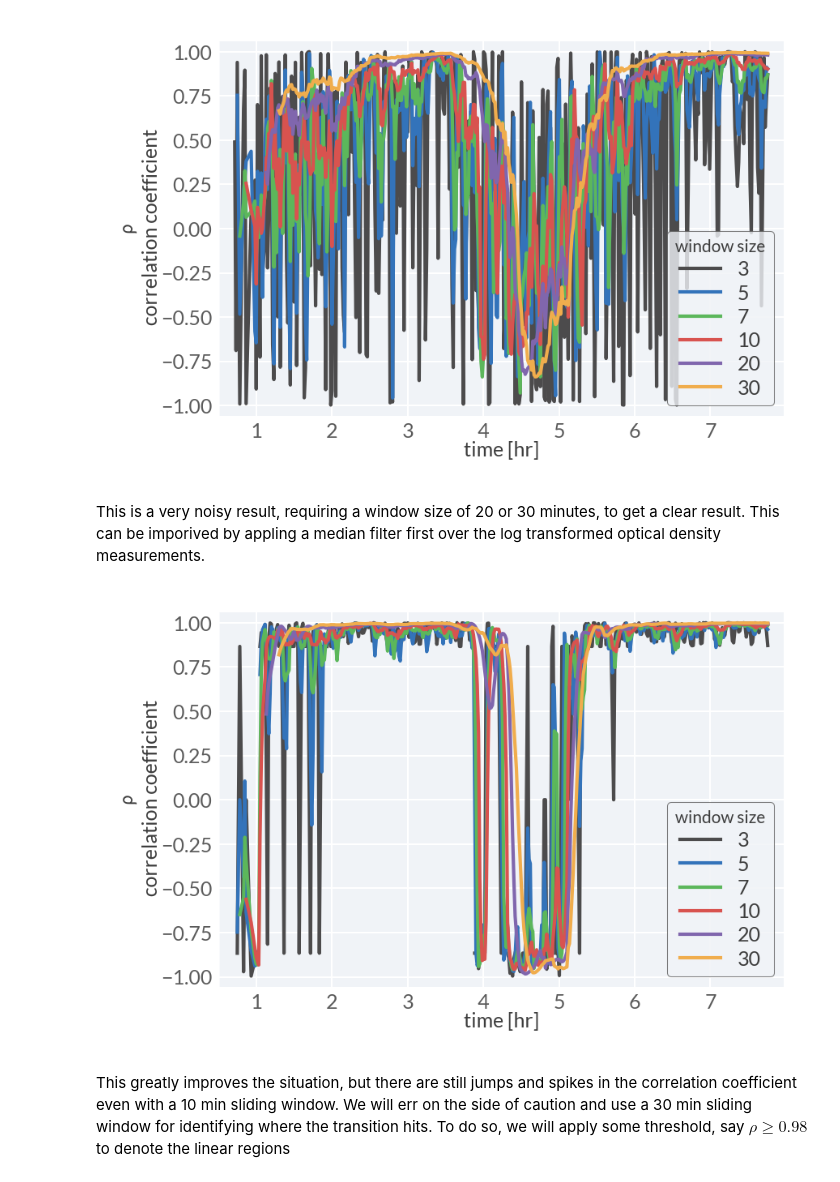
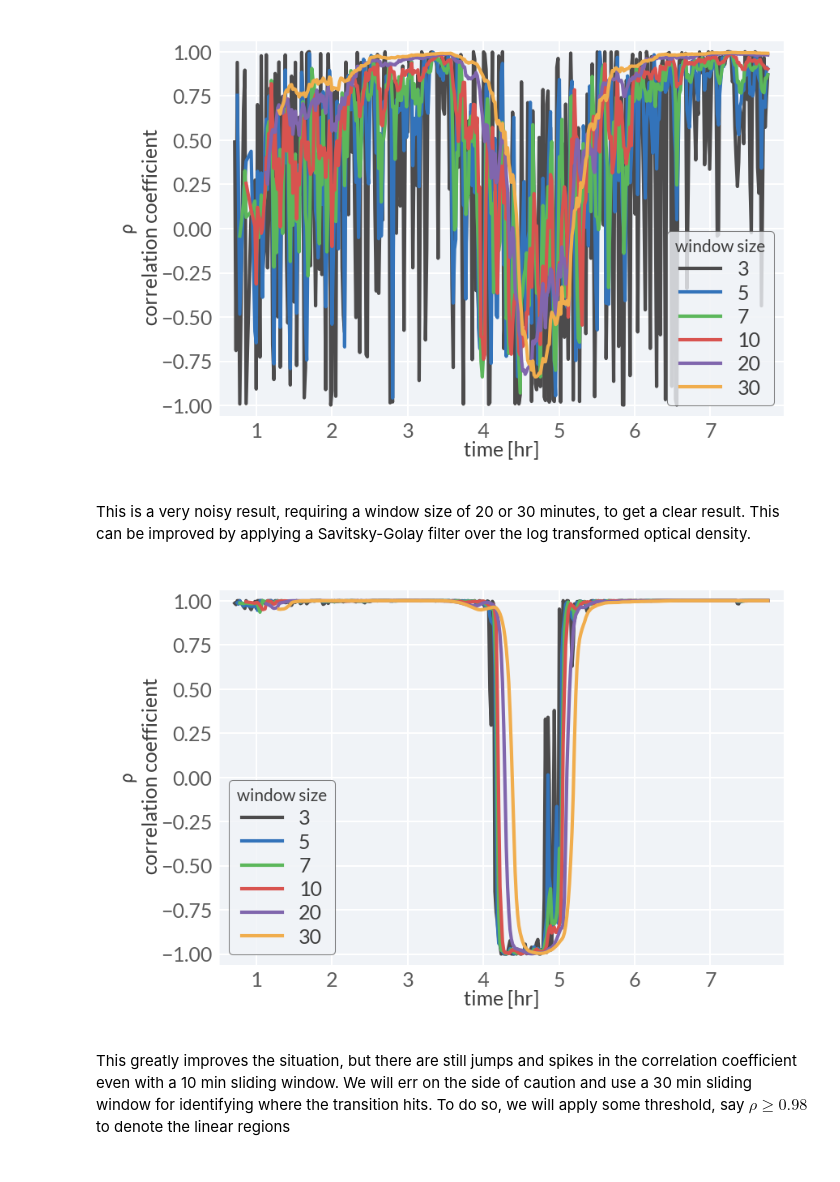
Before and after one commit to gchure/diauxic_flux_parity, a Jupyter notebook: code/analysis/example_lag_inference.ipynb, the cells around one changed output. Cells and saved outputs as stored; diff of their text form; code cells hidden in the pictures.

```diff
--- a/code/analysis/example_lag_inference.ipynb
+++ b/code/analysis/example_lag_inference.ipynb
@@ -75,31 +75,32 @@ leg.get_title().set_fontsize(5)
 [figure]
 # %% [markdown]
 This is a very noisy result, requiring a window size of 20 or 30 minutes, to get a
-clear result. This can be imporived by appling a median filter first over the
-log transformed optical density measurements.
+clear result. This can be improved by applying a Savitsky-Golay filter over
+the log transformed optical density.
 # %%
 # Set up a figure
 plt.figure(figsize=(3, 2))
 # Iterate through each window
 
 for i, w in enumerate(window_sizes):
     # Set a median filter with a sliding window of 5
-    data['log_od650nm'] = scipy.signal.medfilt(np.log(data['od650nm'].values), 11)
+    data['log_od650nm'] = scipy.signal.savgol_filter(np.log(data['od650nm'].values), window_length=50,
+                                                     polyorder=3)
 
     # Apply a rolling window
     out = data[['time_hr', 'log_od650nm']].rolling(w).corr().reset_index()
     out = out[out['level_1']=='time_hr']['log_od650nm']
     corr = out[w:]
 
     # Plot the correlation coefficient as a function of time
     plt.plot(data['time_hr'].values[w:], corr, '-', lw=1, label=w)
 
 plt.xlabel('time [hr]', fontsize=6)
 plt.ylabel(r'$\rho$' + '\n correlation coefficient', fontsize=6)
 leg = plt.legend(title='window size', fontsize=6)
 leg.get_title().set_fontsize(5)
 # %% [output]
-[figure, old version]
+[figure, new version]
 # %% [markdown]
 This greatly improves the situation, but there are still jumps and spikes in the
 correlation coefficient even with a 10 min sliding window. We will err on the
```
Also changed, not shown: parts of 17 cells of this notebook, 4 other files.
